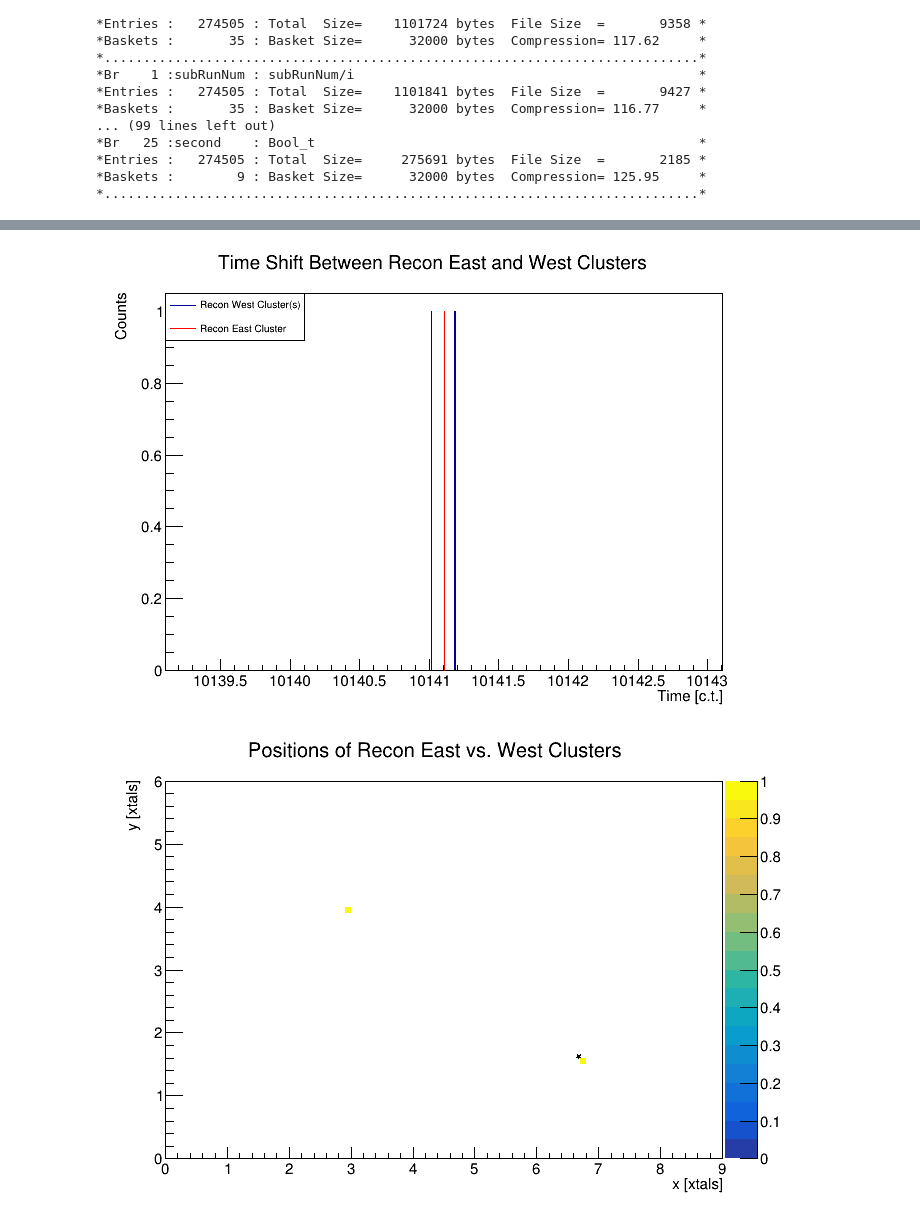
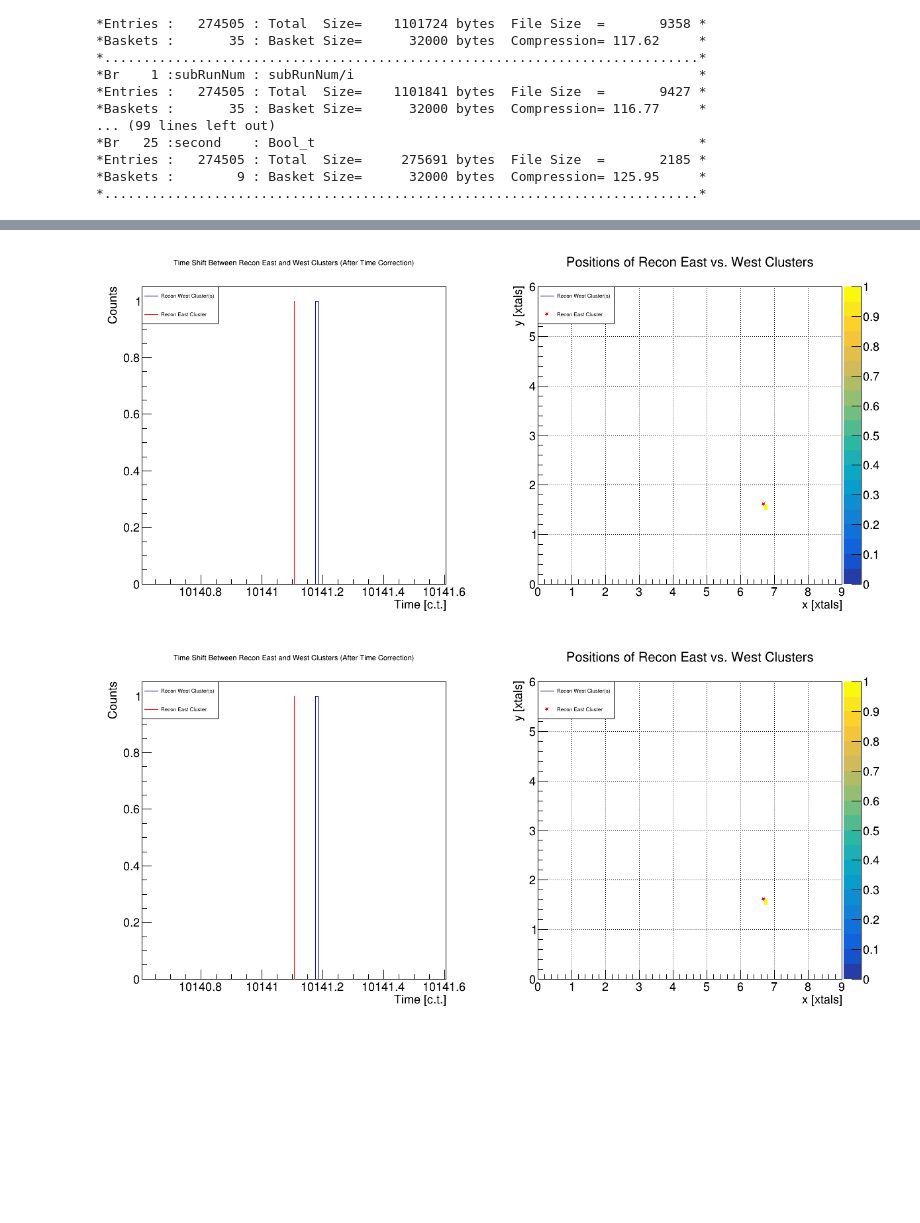
Before and after one commit to jlabounty/g-2, a Jupyter notebook: eastVsWest/Comparison_EastVsWest_Version1Output.ipynb, the cells around one changed output, grey strips where cells are left out. Drawn from its saved outputs; the diff is of its cells as text; code cells hidden in the pictures; blank space fills up the shorter version.

Commit message:
Adds new versions of analysis east vs west

```diff
--- a/eastVsWest/Comparison_EastVsWest_Version1Output.ipynb
+++ b/eastVsWest/Comparison_EastVsWest_Version1Output.ipynb
@@ -79,27 +80,49 @@ reconEastCaloTimeCorrection = [-2.052, -2.352, -2.255, -2.244, -0.117, 0.707,  0
 #recon east energy fudge factor
 energyFudgeFactor = 1.10
 # %%
+matchingClusterCounts = []
+positionsVec = []
+timesVec = []
+energyVec = []
+caloNumVec = []
+errorVec = []
+
 for i,entry in enumerate(teast):
+    if (i % 500 == 0):
+        print("Beginning entry:",i)
     if i > 2:
         break
-    print("Beginning entry", i)
-    print("     Time, Energy:", entry.time,entry.energy)
-    print("     Positions: ", entry.position.first,entry.position.second)
-    print("     CaloNum:", entry.calorimeterIndex)
-    c = r.TCanvas()
+#    print("Beginning entry", i)
+#    print("     Time, Energy:", entry.time,entry.energy)
+#    print("     Positions: ", entry.position.first,entry.position.second)
+#    print("     CaloNum:", entry.calorimeterIndex)
+    c = r.TCanvas("c","c",1200,600)
+    c.Divide(2)
+    c.cd(1)
 
     timecorrection = reconEastCaloTimeCorrection[entry.calorimeterIndex - 1]
-    cut = "caloNum == "+str(entry.calorimeterIndex)+" && time < "+str(entry.time - timecorrection + 0.5 ) + " && time > " + str(entry.time - timecorrection - 0.5)
+#    timecorrection = newTimeCorrection[entry.calorimeterIndex - 1]
+    cut = "eventNum == "+str(entry.fillIndex) +" && caloNum == "+str(entry.calorimeterIndex)+" && time < "+str(entry.time - timecorrection + 0.5 ) + " && time > " + str(entry.time - timecorrection - 0.5)
+    #curring on fill number, run/subrun number (implicitly by file), and time only
 
-    h = r.TH1D("h","Time Shift Between Recon East and West Clusters; Time [c.t.];Counts",1000,entry.time-2,entry.time+2)
+    h = r.TH1D("h","Time Shift Between Recon East and West Clusters (After Time Correction); Time [c.t.]; Counts",
+               1000,entry.time-5,entry.time+5)
 
-    twest.Draw("time"+str(timecorrection)+">>h", cut ,"goff")
+    twest.Draw("time + "+str(timecorrection)+">>h", cut ,"goff")
+    h.GetXaxis().SetRangeUser(entry.time-0.5,entry.time+0.5)
     h.Draw()
-    print("    ",h.GetEntries(),"Clusters within this time range")
+#    print("    ",h.GetEntries(),"Clusters within this time range")
+    if(h.GetEntries() != 1):
+        print("ERROR: MORE/LESS THAN ONE MATCHING CLUSTER (", h.GetEntries()," found )")
+        errorVec.append((h.GetEntries(), i, entry.calorimeterIndex))
+        continue
+    matchingClusterCounts.append( h.GetEntries() )
 
     eastmarker = r.TLine((entry.time),0,(entry.time),1)
     eastmarker.SetLineColor(2)
     eastmarker.Draw()
+
+    h.GetXaxis().SetNdivisions(505)
 
 
     leg = r.TLegend(0.1,0.8,0.3,0.9)
@@ -107,15 +130,29 @@ for i,entry in enumerate(teast):
     leg.AddEntry(eastmarker ,"Recon East Cluster", "l")
     leg.Draw()
 
-    c.Draw()
-
-    c2 = r.TCanvas()
+    c.cd(2)
     hpos = r.TH2D("hpos","Positions of Recon East vs. West Clusters; x [xtals]; y [xtals]",90,0,9,60,0,6)
     twest.Draw("y:x>>hpos",cut,"goff")
+    r.gPad.SetGridx()
+    r.gPad.SetGridy()
     hpos.Draw("COLZ")
 
     poseast = r.TMarker(entry.position.first,entry.position.second,29)
+    poseast.SetMarkerColor(2)
     poseast.Draw("SAME")
 
-    c2.Draw()
+    leg2 = r.TLegend(0.1,0.8,0.3,0.9)
+    leg2.AddEntry(hpos ,"Recon West Cluster(s)", "l")
+    leg2.AddEntry(poseast ,"Recon East Cluster", "p")
+    leg2.Draw()
+
+    positionsVec.append( ( entry.position.first , entry.position.second , (twest.GetV1())[0] , (twest.GetV2())[0] ) )
+
+    c.Draw()
+
+    twest.Draw("time:energy",cut,"goff")
+
+    timesVec.append( ( entry.time - timecorrection , twest.GetV1()[0] ) )
+    energyVec.append( ( entry.energy , twest.GetV2()[0] ) )
+    caloNumVec.append( entry.calorimeterIndex )
 # %% [output]
@@ -141,4 +167,7 @@ Warning in <TFile::Append>: Replacing existing TH1: hpos (Potential memory leak)
 Warning in <TFile::Append>: Replacing existing TH1: h (Potential memory leak).
 Warning in <TFile::Append>: Replacing existing TH1: hpos (Potential memory leak).
-[figure, old version]
+[figure, new version]
-[figure, removed]
+# %%
+c.Draw()
+# %% [output]
+[figure, added]
```
Also changed, not shown: parts of 12 cells of this notebook, 3 other files.
